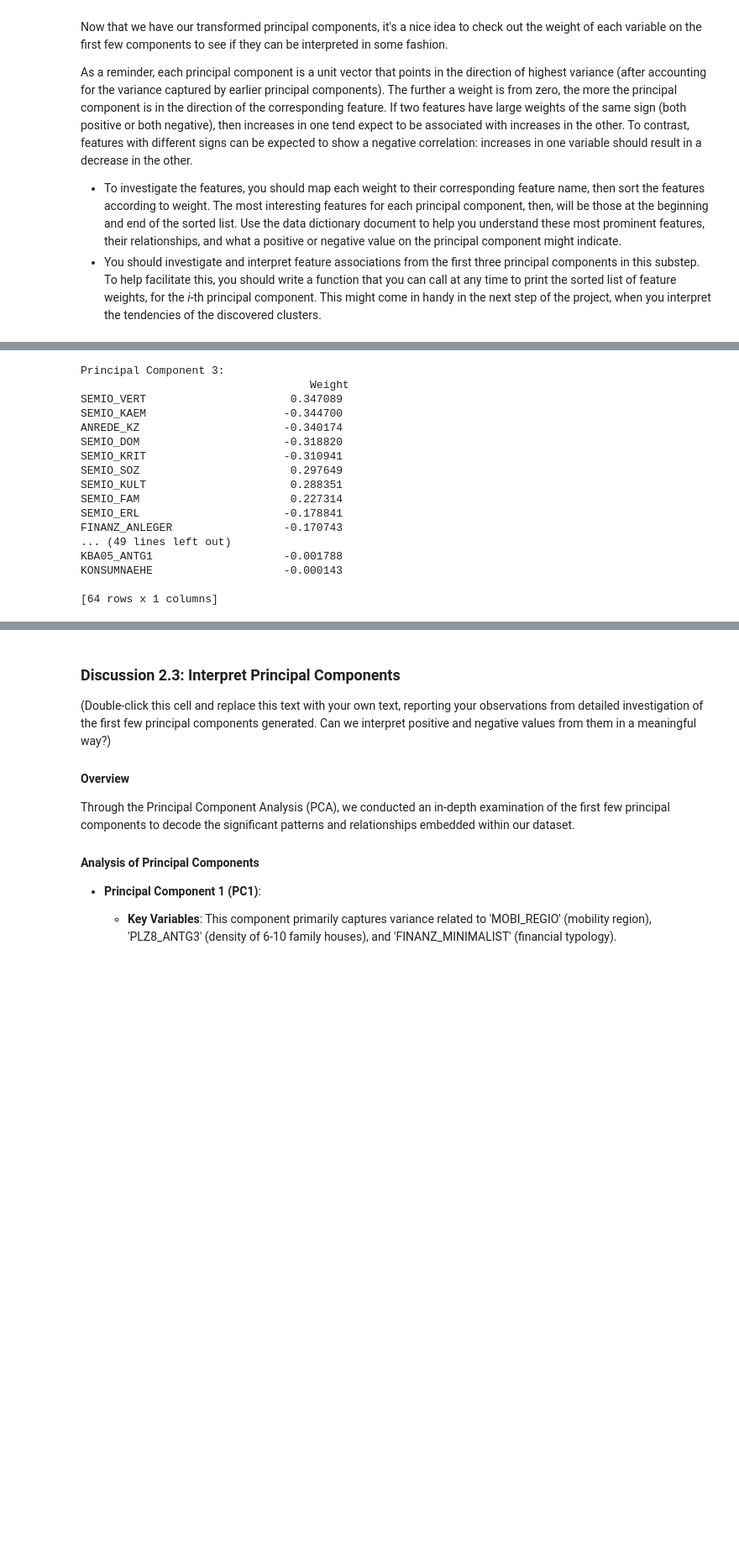
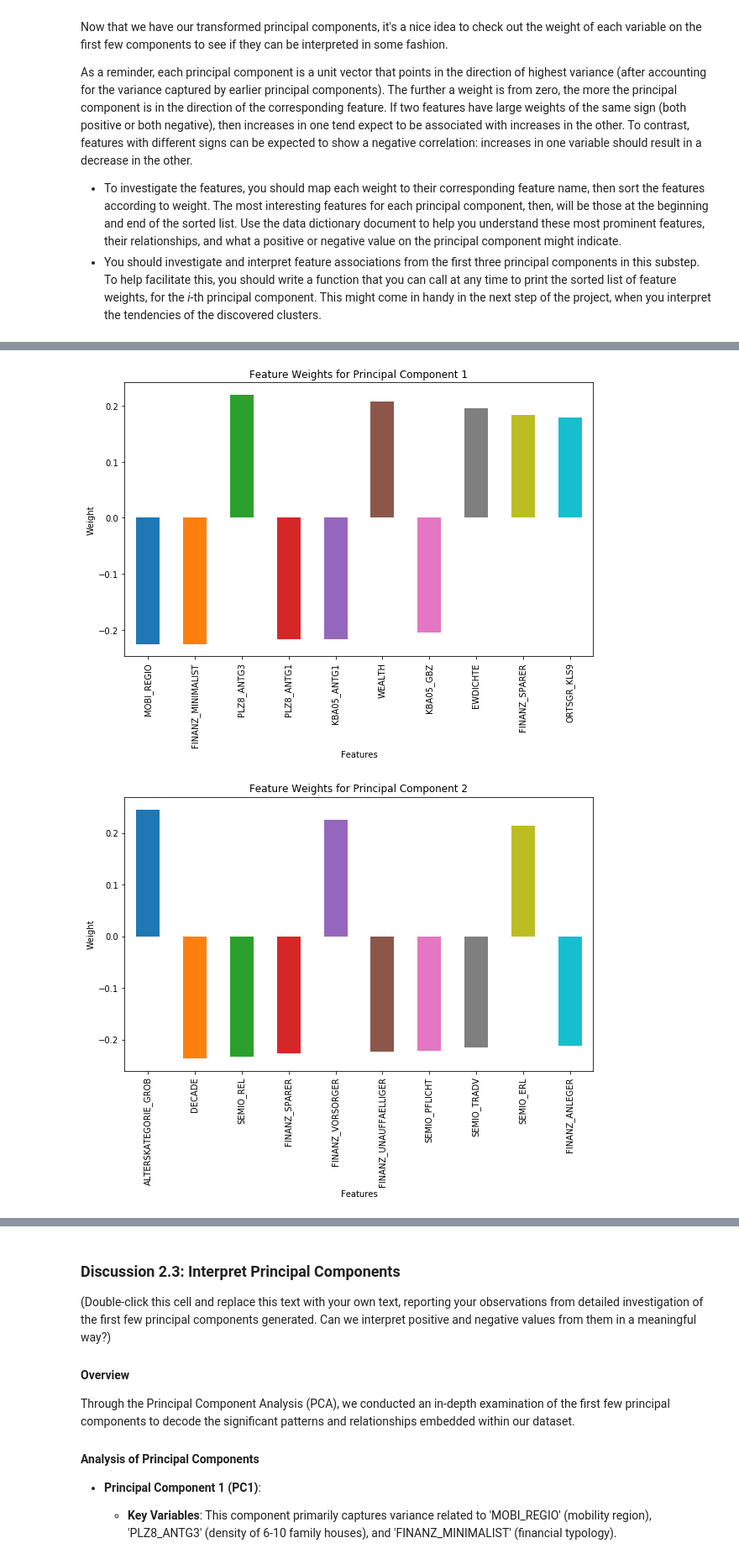
Before and after one commit to rhelton21/Identify-customer-segments, a Jupyter notebook: Identify_Customer_Segments.ipynb, the cells around one changed output, grey strips where cells are left out. Shown at 84% size. Saved outputs shown, nothing was run; the diff lists cells and outputs as text; code cells hidden in the pictures; blank space fills up the shorter version.

```diff
--- a/Identify_Customer_Segments.ipynb
+++ b/Identify_Customer_Segments.ipynb
@@ -596,0 +684,15 @@ Subset with high missing values shape: (206695, 79)
+# %%
+import numpy as np
+
+# Setting a reasonable threshold for missing values based on distribution insights
+# Here, we might consider a value like the 75th percentile as an example, adjust based on output from In[54]
+threshold = np.percentile(demographics_data_cleaned['missing_count'], 75)
+print(f"Threshold for missing values per row set at: {threshold}")
+
+# Splitting the dataset into two based on the defined threshold
+subset_low_missing = demographics_data_cleaned[demographics_data_cleaned['missing_count'] <= threshold]
+subset_high_missing = demographics_data_cleaned[demographics_data_cleaned['missing_count'] > threshold]
+
+# Display the shape of subsets to verify the split
+print(f"Subset with low missing values (<= {threshold}): {subset_low_missing.shape}")
+print(f"Subset with high missing values (> {threshold}): {subset_high_missing.shape}")
@@ -1241,10 +1476,10 @@ from sklearn.impute import SimpleImputer
 
 
 # Initialize the SimpleImputer with strategy to replace missing values with the most frequent value in each column
-fill_missing = SimpleImputer(strategy='most_frequent')
+imputer = SimpleImputer(strategy='most_frequent')
 
 # Apply the imputer to demographics_data_clean. This replaces each missing value with the most frequent value in its column
-demographics_data_clean_imputed = pd.DataFrame(fill_missing.fit_transform(demographics_data))
+demographics_data_clean_imputed = pd.DataFrame(imputer.fit_transform(demographics_data))
 
 # Preserve the original column names and index in the new DataFrame
 demographics_data_clean_imputed.columns = demographics_data.columns
@@ -1259,8 +1494,8 @@ Total missing values after imputation: 0
 from sklearn.preprocessing import StandardScaler
 
 # Apply feature scaling to the general population demographics data.
-standard_scaler = StandardScaler()
-demographics_data_scaled = standard_scaler.fit_transform(demographics_data_clean_imputed)
+scaler = StandardScaler()
+demographics_data_scaled = scaler.fit_transform(demographics_data_clean_imputed)
 
 # Convert the scaled data back to a DataFrame for easier handling
 demographics_data_scaled_df = pd.DataFrame(demographics_data_scaled, columns=demographics_data_clean_imputed.columns, index=demographics_data_clean_imputed.index)
@@ -1532,23 +1747,24 @@ SOHO_KZ                        -0.000496
-# %%
-# Map weights for the third principal component to corresponding feature names
-# and then print the linked values, sorted by weight.
-
-map_and_print_pca_weights(pca, features, 2)
-# %% [output]
-Principal Component 3:
-                                   Weight
-SEMIO_VERT                      0.347089
-SEMIO_KAEM                     -0.344700
-ANREDE_KZ                      -0.340174
-SEMIO_DOM                      -0.318820
-SEMIO_KRIT                     -0.310941
-SEMIO_SOZ                       0.297649
-SEMIO_KULT                      0.288351
-SEMIO_FAM                       0.227314
-SEMIO_ERL                      -0.178841
-FINANZ_ANLEGER                 -0.170743
-... (49 lines left out)
-KBA05_ANTG1                    -0.001788
-KONSUMNAEHE                    -0.000143
-
-[64 rows x 1 columns]
+# %%
+import matplotlib.pyplot as plt
+
+def plot_pca_weights(pca, feature_names, component_index):
+    component_weights = pca.components_[component_index]
+    weight_feature_link = pd.DataFrame(component_weights, index=feature_names, columns=['Weight'])
+    weight_feature_link['Absolute Weight'] = weight_feature_link['Weight'].abs()
+    sorted_weights = weight_feature_link.sort_values(by='Absolute Weight', ascending=False)
+
+    # Plotting
+    plt.figure(figsize=(10, 6))
+    sorted_weights['Weight'].head(10).plot(kind='bar')
+    plt.title(f'Feature Weights for Principal Component {component_index + 1}')
+    plt.ylabel('Weight')
+    plt.xlabel('Features')
+    plt.show()
+
+# Plotting the weights for better visual understanding
+plot_pca_weights(pca, features, 0)
+plot_pca_weights(pca, features, 1)
+plot_pca_weights(pca, features, 2)
+# %% [output]
+[figure, added]
+[figure, added]
```
Also changed, not shown: parts of 69 cells of this notebook, 1 other file.
